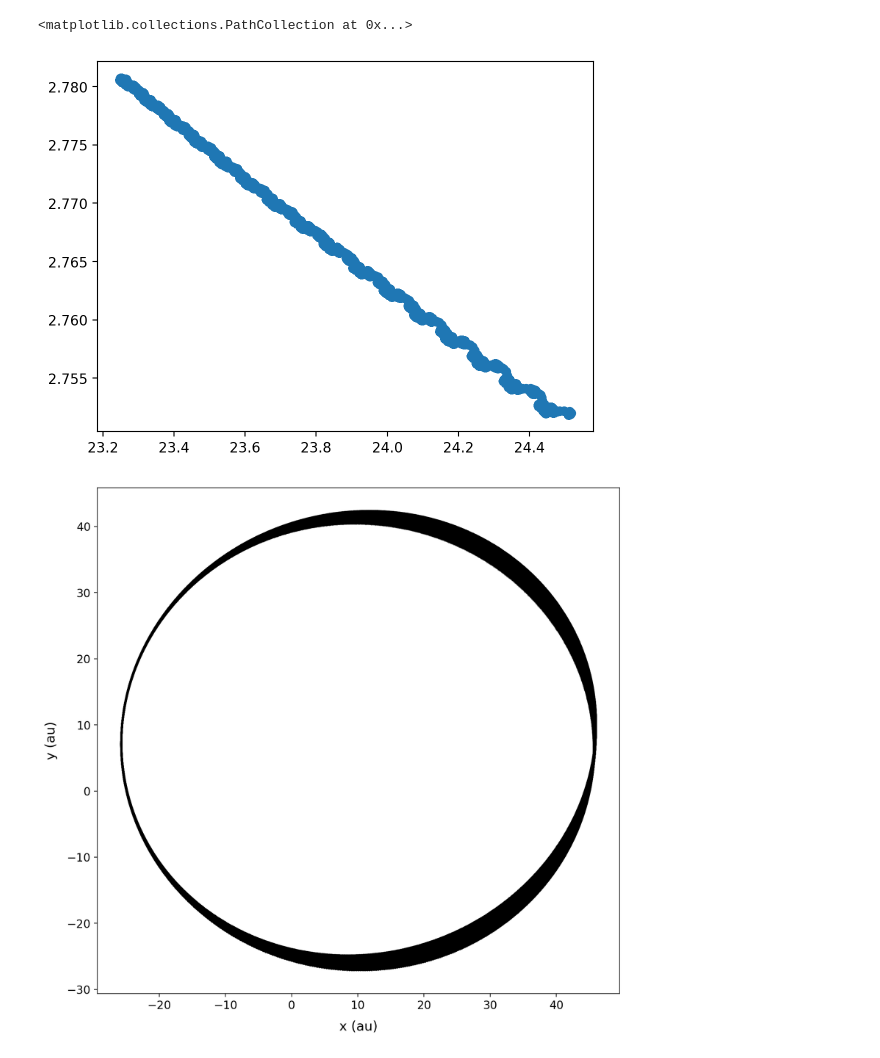
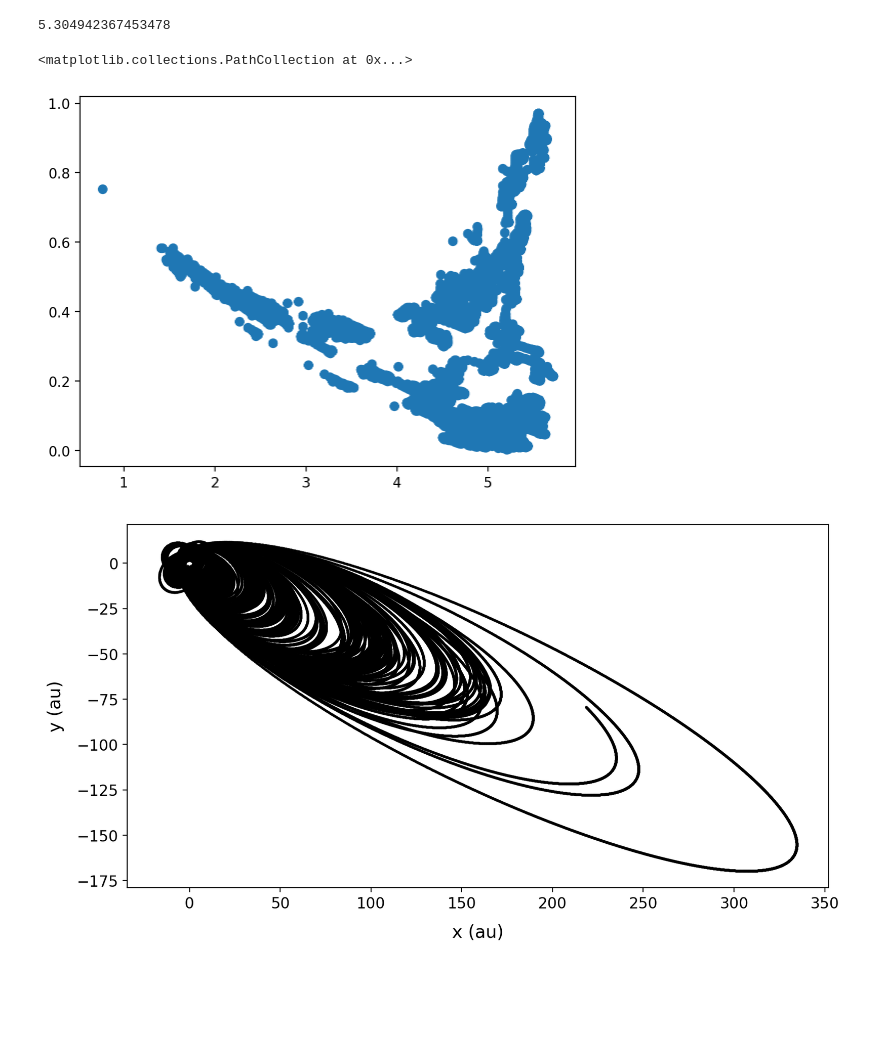
Before and after one commit to kjnapes/spacerocks, a Jupyter notebook: notebooks/tutorial/problem-002.ipynb, the cells around one changed output. Saved outputs shown, nothing was run; the diff lists cells and outputs as text; code cells hidden in the pictures; blank space fills up the shorter version.

```diff
--- a/notebooks/tutorial/problem-002.ipynb
+++ b/notebooks/tutorial/problem-002.ipynb
@@ -23,10 +21,23 @@ reference_plane = "EclipJ2000"
 # %%
 epoch = Time.now()
 t0 = epoch.epoch
-epochs = np.arange(epoch.epoch, epoch.epoch + 100_000 * 365.25, 100)
+duration = 100_000 * 365.25
+step_frquency = 100
+nsteps = int(duration / step_frquency)
+epochs = [epoch + duration / nsteps * idx for idx in range(nsteps)]
-# %%
-name = 'rock'
-rock = SpaceRock.random(name=name, epoch=epoch, reference_plane=reference_plane, origin=origin)
+# %%
+# generate a centaur so someting interesting happens on a short timescale
+while True:
+    rock = SpaceRock.random(epoch=epoch, reference_plane=reference_plane, origin=origin)
+    if rock.e() < 1.0:
+        if rock.q() < 10.0:
+            break
+
+name = rock.name
+# %%
+rock.q()
+# %% [output]
+5.304942367453478
 # %%
 sim = Simulation.planets(rock.epoch, "ECLIPJ2000", origin)
 sim.set_integrator(Integrator.leapfrog(2.0))
@@ -38,15 +49,14 @@ sim.move_to_center_of_mass()
 results = RockCollection()
 
 for epoch in epochs:
-    t = Time(epoch, 'utc', 'jd')
-    sim.integrate(t)
+    sim.integrate(epoch)
     rock = sim.get_particle(name)
     results.add(rock)
 # %%
-plt.scatter(results.q(), results.inc())
+plt.scatter(results.q(), results.e())
 # %% [output]
 <matplotlib.collections.PathCollection at 0x...>
-[figure, old version]
+[figure, new version]
 # %%
 fig, ax = plt.subplots(1, 1, figsize=(10, 10))
 ax.scatter(results.x, results.y, s=1, c='black', alpha=0.5)
@@ -55,4 +65,4 @@ ax.set_xlabel('x (au)', fontsize=14, labelpad=10)
 ax.set_ylabel('y (au)', fontsize=14, labelpad=10)
 ax.tick_params(axis='both', which='major', labelsize=12)
 # %% [output]
-[figure, old version]
+[figure, new version]
```
Also changed, not shown: parts of 3 cells of this notebook, 3 other files.
